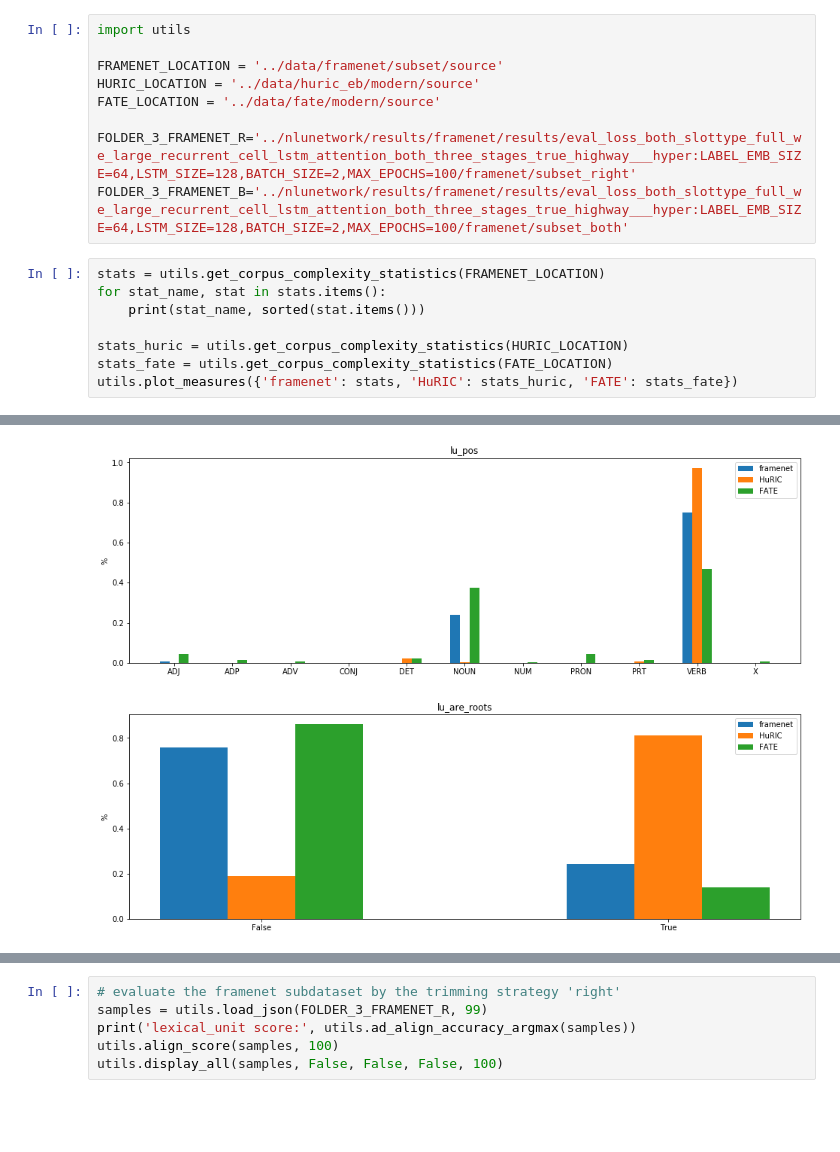
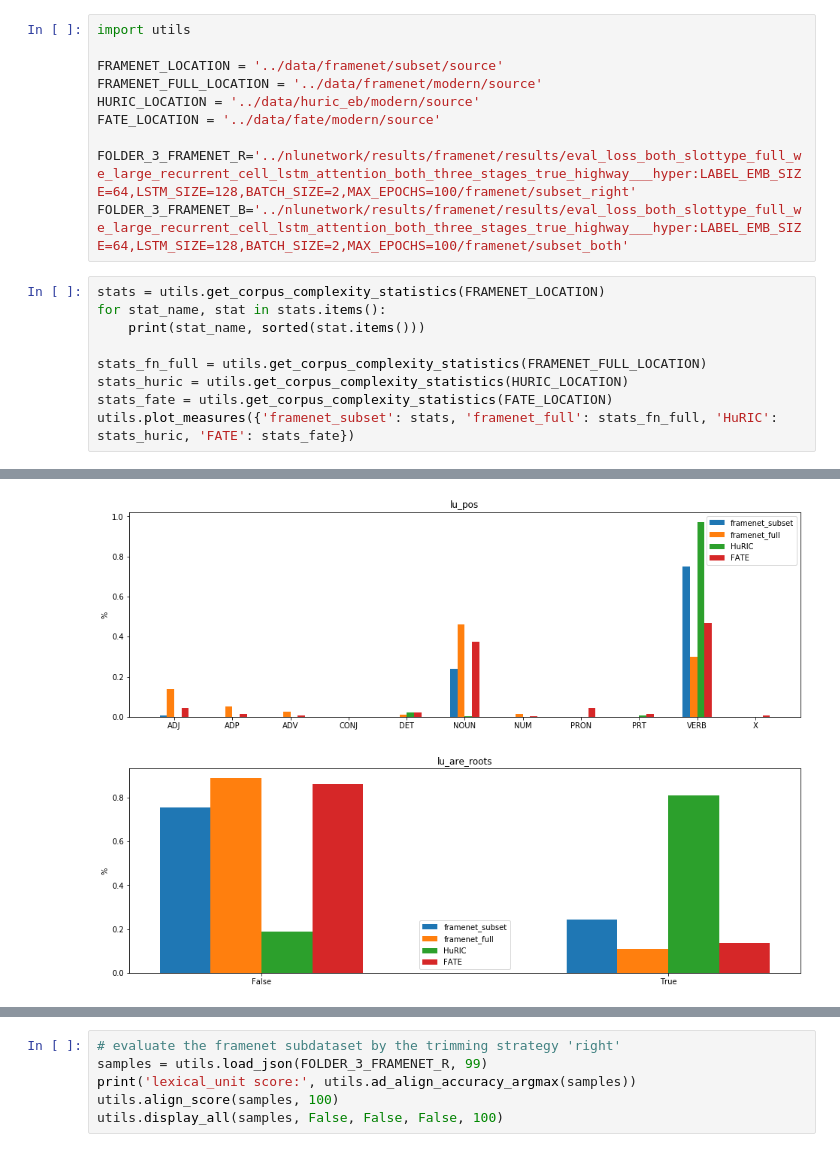
Before and after one commit to kmi-robots/hri-huric-rnn, a Jupyter notebook: notebooks/framenet_analysis.ipynb, the cells around one changed output, grey strips where cells are left out. Drawn from its saved outputs; the diff is of its cells as text; blank space fills up the shorter version.

Commit message:
updated visualizations

```diff
--- a/notebooks/framenet_analysis.ipynb
+++ b/notebooks/framenet_analysis.ipynb
@@ -2,6 +2,7 @@
 import utils
 
 FRAMENET_LOCATION = '../data/framenet/subset/source'
+FRAMENET_FULL_LOCATION = '../data/framenet/modern/source'
 HURIC_LOCATION = '../data/huric_eb/modern/source'
 FATE_LOCATION = '../data/fate/modern/source'
 
@@ -12,9 +13,10 @@ stats = utils.get_corpus_complexity_statistics(FRAMENET_LOCATION)
 for stat_name, stat in stats.items():
     print(stat_name, sorted(stat.items()))
 
+stats_fn_full = utils.get_corpus_complexity_statistics(FRAMENET_FULL_LOCATION)
 stats_huric = utils.get_corpus_complexity_statistics(HURIC_LOCATION)
 stats_fate = utils.get_corpus_complexity_statistics(FATE_LOCATION)
-utils.plot_measures({'framenet': stats, 'HuRIC': stats_huric, 'FATE': stats_fate})
+utils.plot_measures({'framenet_subset': stats, 'framenet_full': stats_fn_full, 'HuRIC': stats_huric, 'FATE': stats_fate})
 # %% [output]
 lu_pos [('ADJ', 6), ('NOUN', 175), ('VERB', 544)]
 lu_are_roots [('False', 549), ('True', 176)]
@@ -28,2 +30,2 @@ automated_readability_index_grade [(-4, 1), (-3, 4), (-2, 2), (-1, 4), (0, 4), (
-[figure, old version]
+[figure, new version]
-[figure, old version]
+[figure, new version]
```
Also changed, not shown: parts of 1 cell of this notebook, 2 other files.
